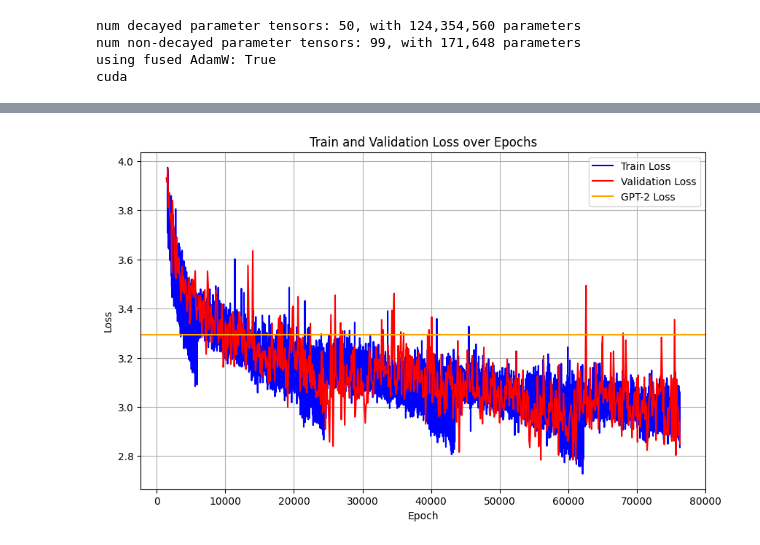
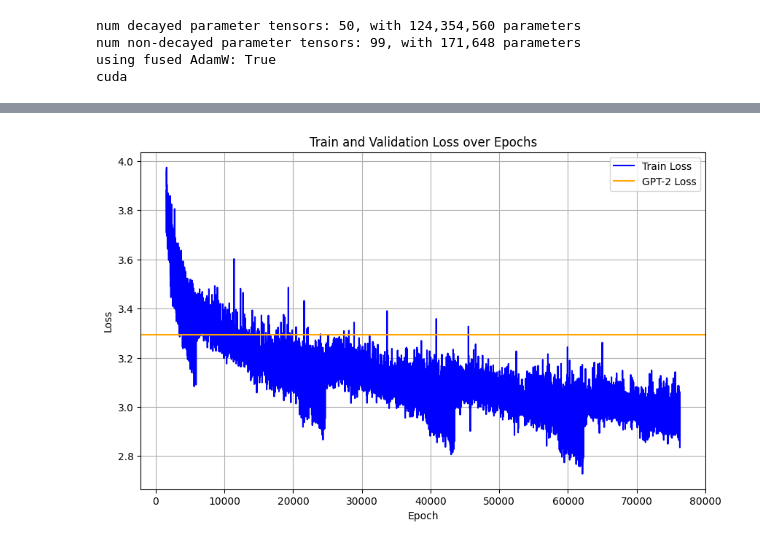
Before and after one commit to virg1n/LightLM, a Jupyter notebook: model_testing/load_model.ipynb, the cells around one changed output, grey strips where cells are left out. Drawn from its saved outputs; the diff is of its cells as text; code cells hidden in the pictures.

```diff
--- a/model_testing/load_model.ipynb
+++ b/model_testing/load_model.ipynb
@@ -106,32 +102,32 @@ import matplotlib.pyplot as plt
 start_graph = 0.11
 def read_loss_file(file_path):
     epochs = []
     losses = []
     with open(file_path, 'r') as f:
         for line in f:
             parts = line.strip().split()
             epoch = int(parts[0].split(':')[1])
             loss = float(parts[1].split(':')[1])
             epochs.append(epoch)
             losses.append(loss)
     return epochs, losses
 
 
 train_epochs, train_losses = read_loss_file(train_loss_path)
 val_epochs, val_losses = read_loss_file(val_loss_path)
 
 plt.figure(figsize=(10, 6))
 
 plt.plot(train_epochs[int(start_graph * len(train_epochs)):], train_losses[int(start_graph * len(train_losses)):], color='b', label='Train Loss')
-plt.plot(val_epochs[int(start_graph * len(val_epochs)):], val_losses[int(start_graph * len(val_losses)):], color='r', label='Validation Loss')
+# plt.plot(val_epochs[int(start_graph * len(val_epochs)):], val_losses[int(start_graph * len(val_losses)):], color='r', label='Validation Loss')
 plt.axhline(y=3.2924, color='orange', label='GPT-2 Loss')
 
 plt.xlabel('Epoch')
 plt.ylabel('Loss')
 plt.title('Train and Validation Loss over Epochs')
 plt.grid(True)
 plt.legend()
 
 plt.show()
 # %% [output]
-[figure, old version]
+[figure, new version]
```
Also changed, not shown: parts of 2 cells of this notebook, 6 other files.
